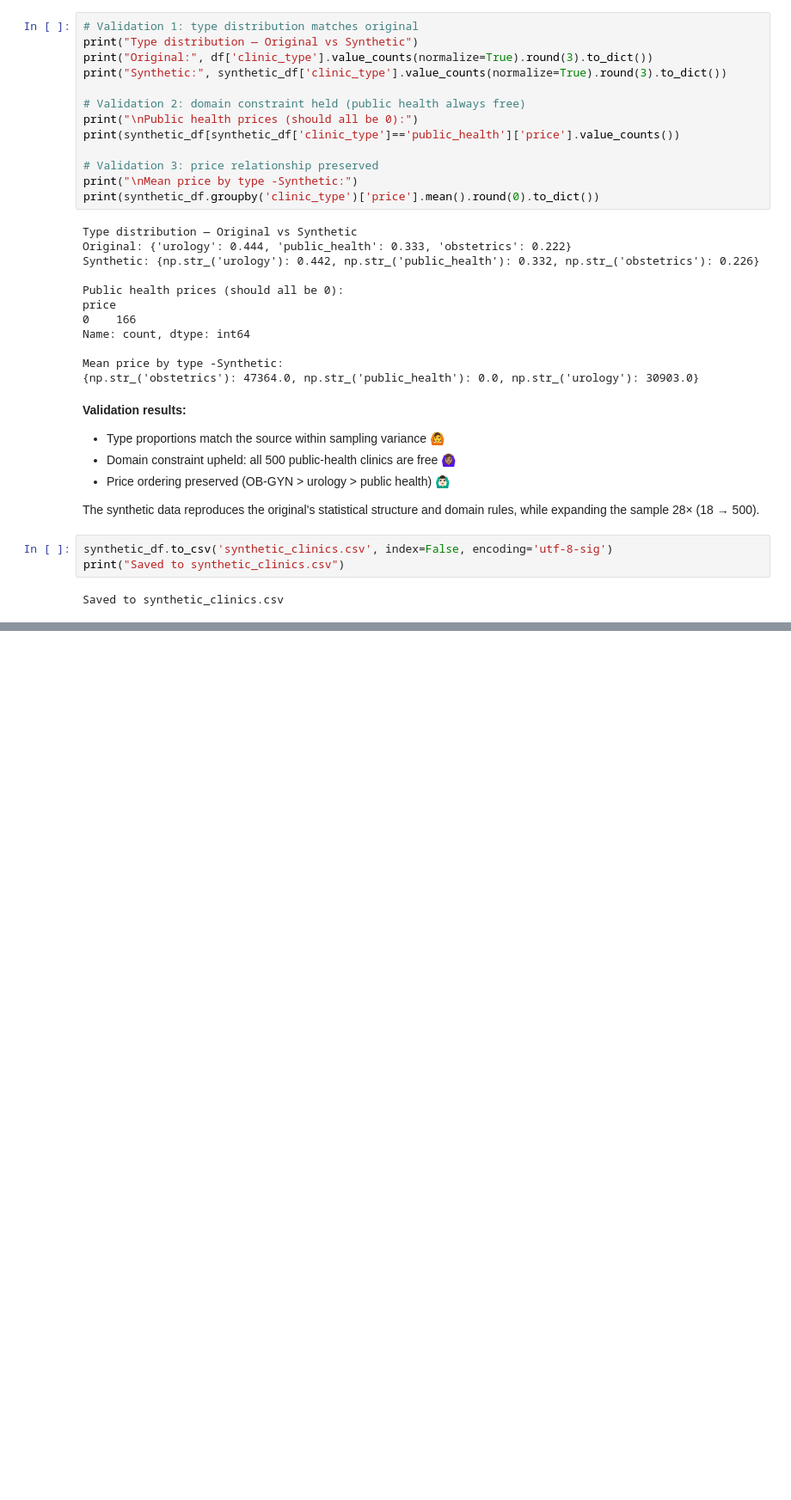
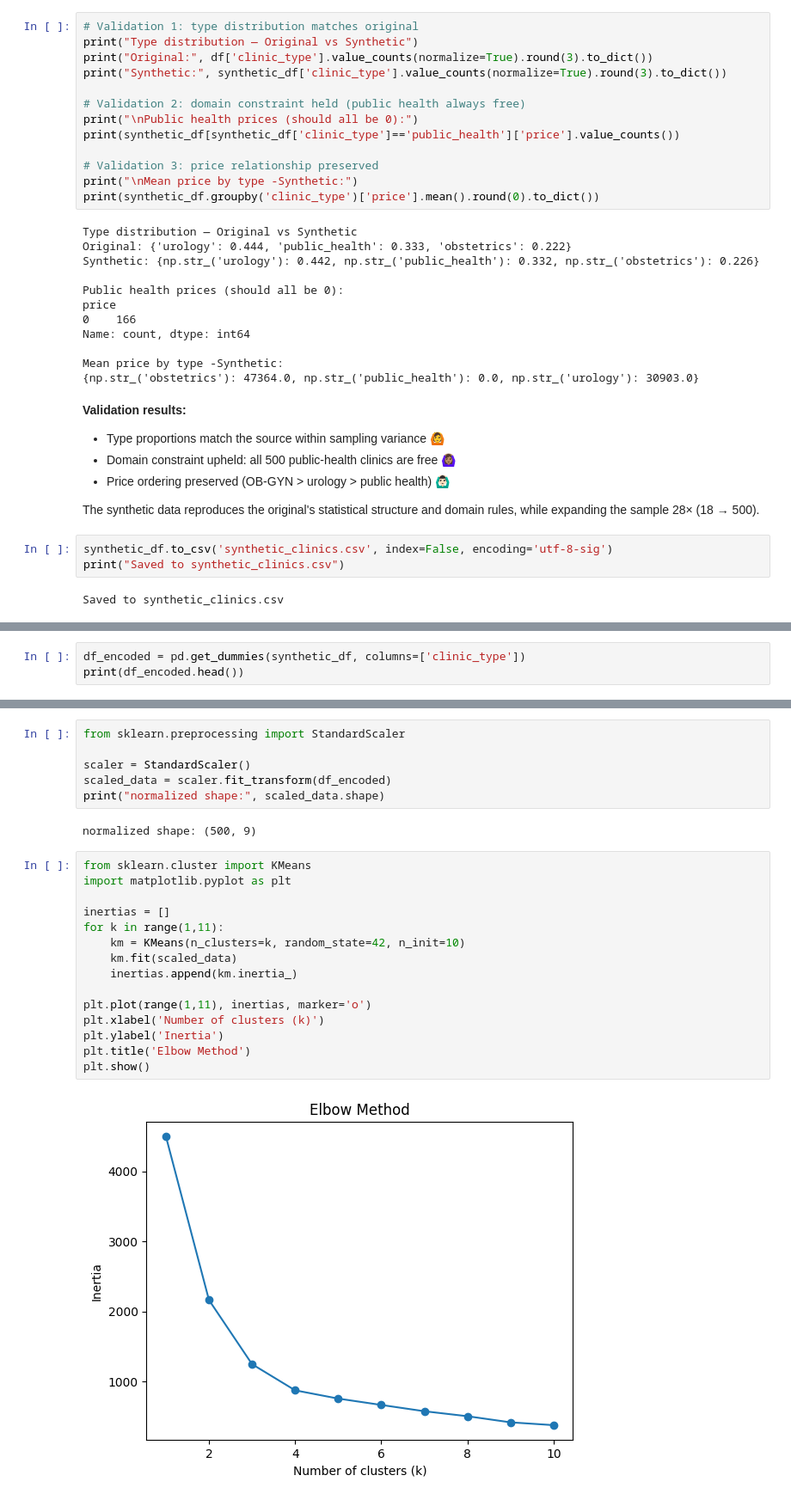
Before and after one commit to kikipark-0202/aftersun-clinicData-analysis, a Jupyter notebook: aftersun_synthetic.ipynb, the cells around one changed output, grey strips where cells are left out. Shown at 86% size. Cells and saved outputs as stored; diff of their text form; blank space fills up the shorter version.

```diff
--- a/aftersun_synthetic.ipynb
+++ b/aftersun_synthetic.ipynb
@@ -277,0 +289,3 @@ Saved to synthetic_clinics.csv
+# %%
+df_encoded = pd.get_dummies(synthetic_df, columns=['clinic_type'])
+print(df_encoded.head())
@@ -277,0 +313,25 @@ Saved to synthetic_clinics.csv
+# %%
+from sklearn.preprocessing import StandardScaler
+
+scaler = StandardScaler()
+scaled_data = scaler.fit_transform(df_encoded)
+print("normalized shape:", scaled_data.shape)
+# %% [output]
+normalized shape: (500, 9)
+# %%
+from sklearn.cluster import KMeans
+import matplotlib.pyplot as plt
+
+inertias = []
+for k in range(1,11):
+    km = KMeans(n_clusters=k, random_state=42, n_init=10)
+    km.fit(scaled_data)
+    inertias.append(km.inertia_)
+
+plt.plot(range(1,11), inertias, marker='o')
+plt.xlabel('Number of clusters (k)')
+plt.ylabel('Inertia')
+plt.title('Elbow Method')
+plt.show()
+# %% [output]
+[figure, added]
```
Also changed, not shown: parts of 5 cells of this notebook, 2 other files.
